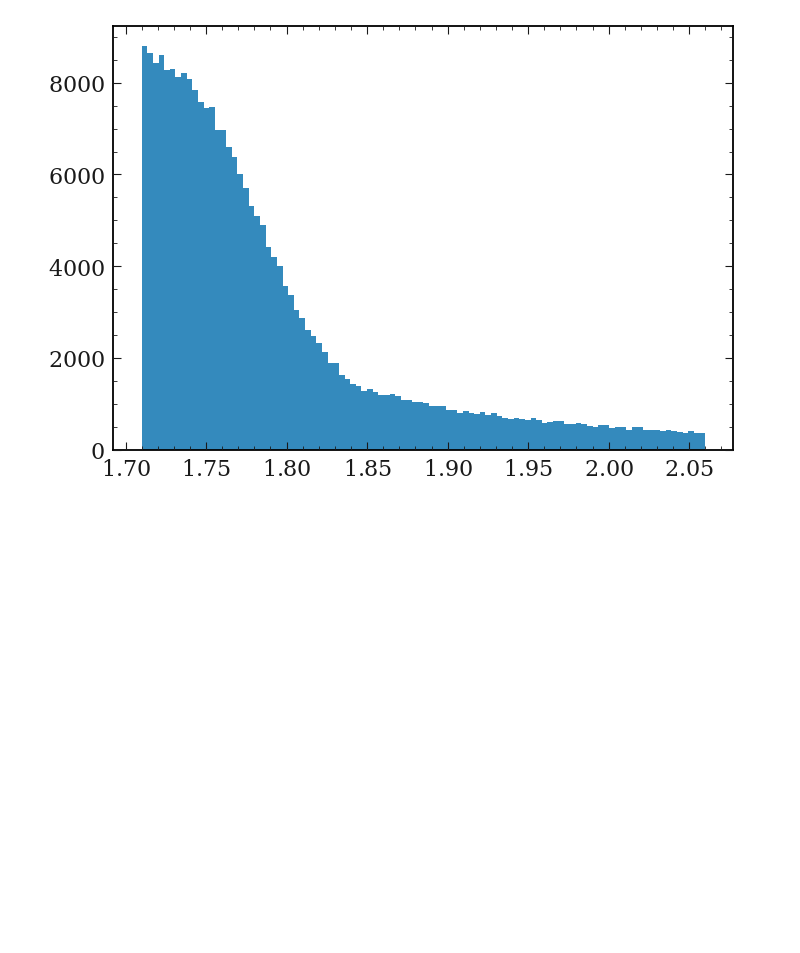
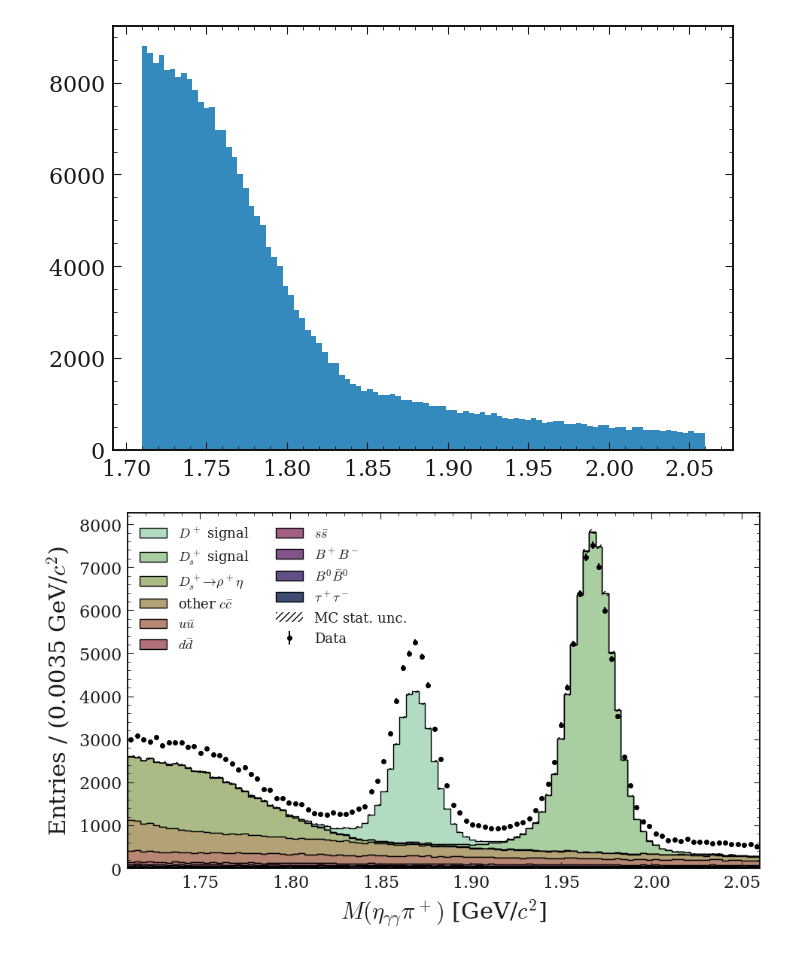
Before and after one commit to jykim-physics/DRAW_and_FITTING, a Jupyter notebook: main/Dpetapip/draw/after_BDT/proc13_etapip_gg.ipynb, the cells around one changed output. Cells and saved outputs as stored; diff of their text form; code cells hidden in the pictures; blank space fills up the shorter version.

```diff
--- a/main/Dpetapip/draw/after_BDT/proc13_etapip_gg.ipynb
+++ b/main/Dpetapip/draw/after_BDT/proc13_etapip_gg.ipynb
@@ -279,0 +349,48 @@ plt.hist(mc_data["ccbar_bkg2"].Dp_M, bins=np.linspace(1.71, 2.06, 101));
+# %%
+tag_order = ['taupair', 'mixed', 'charged', 'ssbar', 'ddbar', 'uubar', 'ccbar_bkg_comb', 'ccbar_bkg_rhopeta', 'ccbar_sig_Ds', 'ccbar_sig']
+labels = [
+    r'$\tau^+\tau^-$', r'$B^0\bar{B}^0$', r'$B^+B^-$',
+    r'$s\bar{s}$', r'$d\bar{d}$', r'$u\bar{u}$',
+    r'other $c\bar{c}$', r'$D^+_s \to \rho^+ \eta$', r'$D^+_s$ signal',  r'$D^+$ signal'
+]
+# %%
+
+# ================== MAIN SCRIPT ===================
+
+plot_dir = "/media/jykim/T7/saved_plots/DRAW/etapip/MC15rd_generic/gg"
+os.makedirs(plot_dir, exist_ok=True)
+
+# Settings
+tree = "etapip_gg"
+cut = "Dp_M>0"
+variables = ["Dp_M", "ds_weight"]
+var = "Dp_M"
+bins = (1.71, 2.06)
+xlabel = r"$M(\eta_{\gamma\gamma}\pi^+)$ [GeV/$c^2$]"
+output = os.path.join(plot_dir, "MC15rd_etapip_gg_stack_with_data_new_Ds_correct_topoana.png")
+# output = "test.png"
+
+# MC 설정
+tags = ['ccbar', 'uubar', 'ddbar', 'ssbar', 'charged', 'mixed', 'taupair']
+# tag_order = ['taupair', 'mixed', 'charged', 'ssbar', 'ddbar', 'uubar', 'ccbar']
+# labels = [r'$\tau^+\tau^-$', r'$B^0\bar{B}^0$', r'$B^+B^-$', r'$s\bar{s}$', r'$d\bar{d}$', r'$u\bar{u}$', r'$c\bar{c}$']
+
+mc_base = "/share/storage/jykim/storage_b2/storage/reduced_ntuples/MC15rd/etapip_eteeta/MC15rd_etaetapip_loose_v7_250122_skimhad_if_true_Dp_CMS_p_v3"
+mc_dirs = [f"{mc_base}/15rd_eta_{e}/{tree}/min_unc_search/0.83/weighted" for e in
+           ["e7_18_4S_v3", "e20_b26_v1", "e20_e26_4S_v2", "e21_5S_scan_v1", "mori_off_v1"]]
+mc_topo_dirs = [f"{mc_base}/topo_BCS_v1/15rd_eta_{e}/resultfile/result_{tree}" for e in
+           ["e7_18_4S_v3", "e20_b26_v1", "e20_e26_4S_v2", "e21_5S_scan_v1", "mori_off_v1"]]
+mc_data = load_root_files(mc_topo_dirs, mc_dirs, tags, tree, cut, variables)
+
+# 실데이터
+data_base = "/share/storage/jykim/storage_b2/storage/reduced_ntuples/proc13_all/proc13_all_etapip_loose_v7_250216_CMS_Psum_v3"
+data_dirs = [f"{data_base}/{d}/{tree}/min_unc_search/0.83" for d in [
+    "etahp_13_4S_off_v1", "etahp_13_4S_v2", "etahp_23_4S_off_v1", "etahp_23_4S_v1",
+    "etahp_23_5Sscan_10657_v1", "etahp_23_5Sscan_10706_v1", "etahp_23_5Sscan_10751_v1", "etahp_23_5Sscan_10810_v1"
+]]
+data_df = load_data_files(data_dirs, tree, cut, [var])
+
+# 플롯
+plot_stack_with_data(mc_data, tag_order, labels, data_df, var, bins, xlabel, output)
+# %% [output]
+[figure, added]
```
Also changed, not shown: parts of 2 cells of this notebook, 4 other files.
